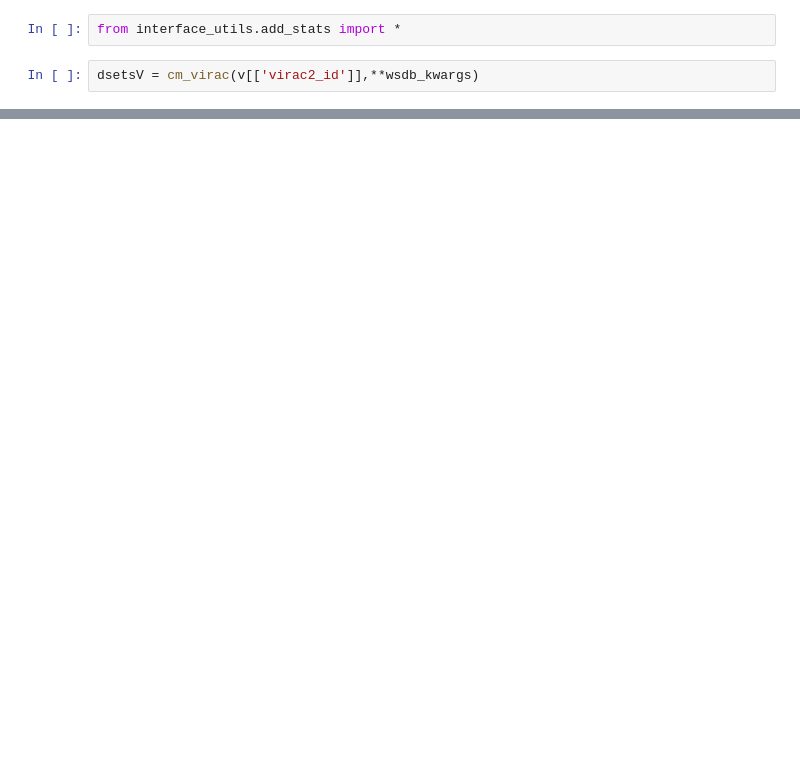
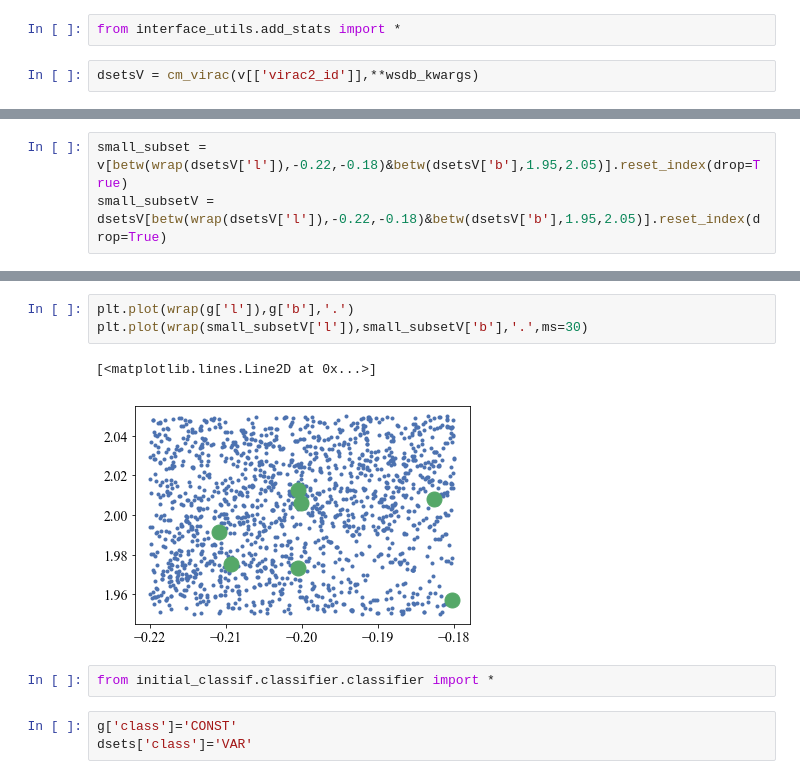
Before and after one commit to thomasmolnar/virac_classifier, a Jupyter notebook: test.ipynb, the cells around one changed output, grey strips where cells are left out. Cells and saved outputs as stored; diff of their text form; blank space fills up the shorter version.

Commit message:
Fixing the classifier -- now runs to end

```diff
--- a/test.ipynb
+++ b/test.ipynb
@@ -86 +38,4 @@ file: 'config.cfg', line: 1
+# %%
+small_subset = v[betw(wrap(dsetsV['l']),-0.22,-0.18)&betw(dsetsV['b'],1.95,2.05)].reset_index(drop=True)
+small_subsetV = dsetsV[betw(wrap(dsetsV['l']),-0.22,-0.18)&betw(dsetsV['b'],1.95,2.05)].reset_index(drop=True)
 # %%
@@ -102,0 +43,11 @@ dsets
+# %%
+plt.plot(wrap(g['l']),g['b'],'.')
+plt.plot(wrap(small_subsetV['l']),small_subsetV['b'],'.',ms=30)
+# %% [output]
+[<matplotlib.lines.Line2D at 0x...>]
+[figure, added]
+# %%
+from initial_classif.classifier.classifier import *
+# %%
+g['class']='CONST'
+dsets['class']='VAR'
```
Also changed, not shown: parts of 7 cells of this notebook, 5 other files.
